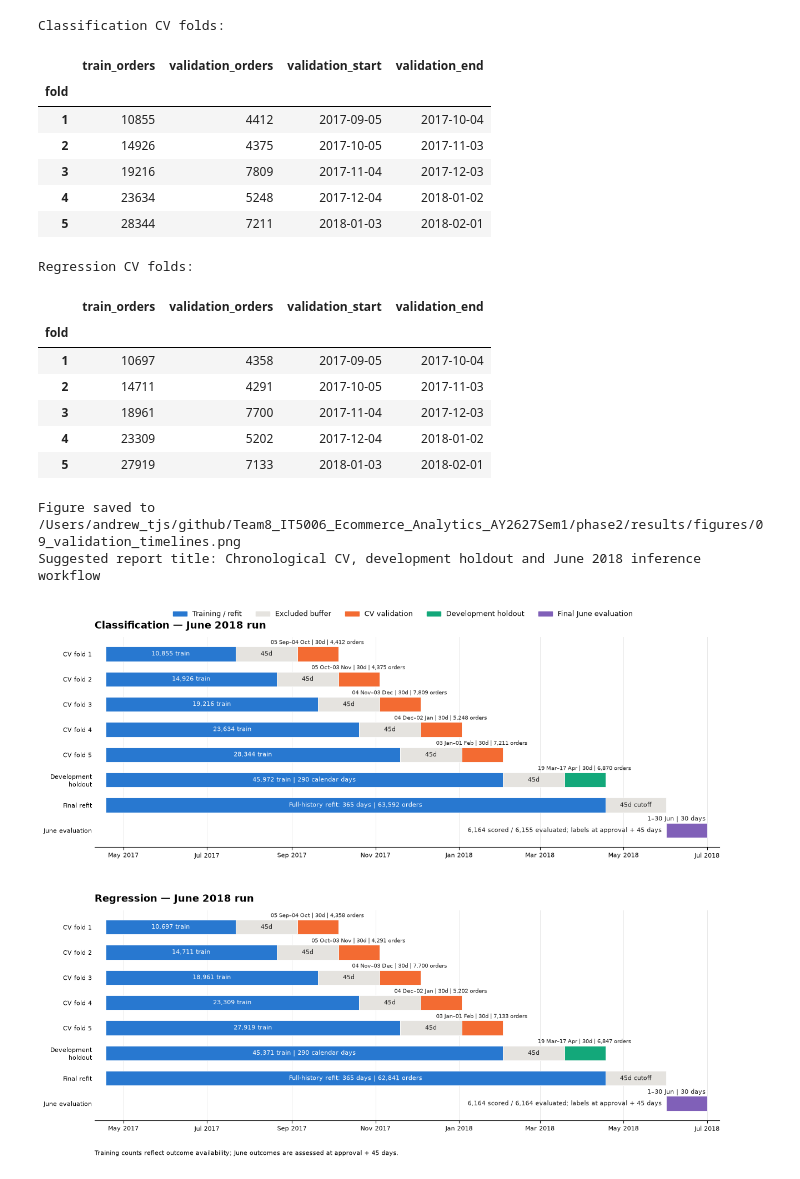
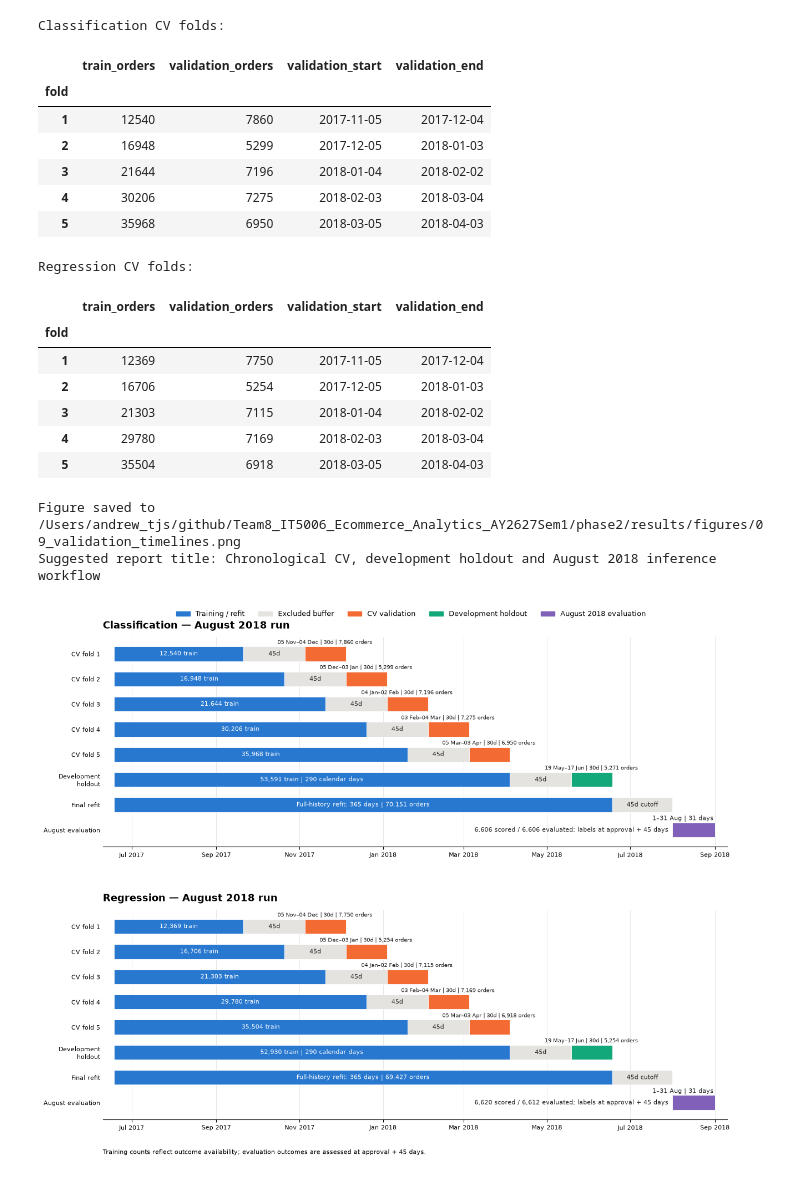
Before and after one commit to mushroomyyy/Team8_IT5006_Ecommerce_Analytics_AY2627Sem1, a Jupyter notebook: phase2/model_validation_timelines.ipynb, the cells around one changed output. Saved outputs shown, nothing was run; the diff lists cells and outputs as text; code cells hidden in the pictures.

```diff
--- a/phase2/model_validation_timelines.ipynb
+++ b/phase2/model_validation_timelines.ipynb
@@ -31,7 +31,7 @@ from src.splits import (
 )
 from src.validation_timelines import plot_validation_timelines
 
-RUN_DATE = '2018-06-02'
+RUN_DATE = '2018-08-02'
 TEST_DAYS = 30
 N_CV_FOLDS = 5
 VALIDATION_DAYS = 30
@@ -45,5 +45,7 @@ FIGURE_PATH.parent.mkdir(parents=True, exist_ok=True)
 window_start, window_end, inference_date = get_required_dates(
     RUN_DATE, lookback=LOOKBACK, pXd=PXD, verbose=True
 )
-print(f'Prediction period: 2018-06-01 to 2018-06-30')
+inference_start = pd.Timestamp(inference_date).replace(day=1)
+inference_end = inference_start + pd.offsets.MonthEnd(0)
+print(f'Prediction period: {inference_start:%Y-%m-%d} to {inference_end:%Y-%m-%d}')
 # %% [output]
@@ -166,78 +168,83 @@ display(pd.DataFrame([
 Classification CV folds:
 |  | train_orders | validation_orders | validation_start | validation_end |
 | fold |  |  |  |  |
-| 1 | 10855 | 4412 | 2017-09-05 | 2017-10-04 |
-| 2 | 14926 | 4375 | 2017-10-05 | 2017-11-03 |
-| 3 | 19216 | 7809 | 2017-11-04 | 2017-12-03 |
-| 4 | 23634 | 5248 | 2017-12-04 | 2018-01-02 |
-| 5 | 28344 | 7211 | 2018-01-03 | 2018-02-01 |
+| 1 | 12540 | 7860 | 2017-11-05 | 2017-12-04 |
+| 2 | 16948 | 5299 | 2017-12-05 | 2018-01-03 |
+| 3 | 21644 | 7196 | 2018-01-04 | 2018-02-02 |
+| 4 | 30206 | 7275 | 2018-02-03 | 2018-03-04 |
+| 5 | 35968 | 6950 | 2018-03-05 | 2018-04-03 |
 Regression CV folds:
 |  | train_orders | validation_orders | validation_start | validation_end |
 | fold |  |  |  |  |
-| 1 | 10697 | 4358 | 2017-09-05 | 2017-10-04 |
-| 2 | 14711 | 4291 | 2017-10-05 | 2017-11-03 |
-| 3 | 18961 | 7700 | 2017-11-04 | 2017-12-03 |
-| 4 | 23309 | 5202 | 2017-12-04 | 2018-01-02 |
-| 5 | 27919 | 7133 | 2018-01-03 | 2018-02-01 |
+| 1 | 12369 | 7750 | 2017-11-05 | 2017-12-04 |
+| 2 | 16706 | 5254 | 2017-12-05 | 2018-01-03 |
+| 3 | 21303 | 7115 | 2018-01-04 | 2018-02-02 |
+| 4 | 29780 | 7169 | 2018-02-03 | 2018-03-04 |
+| 5 | 35504 | 6918 | 2018-03-05 | 2018-04-03 |
 # %%
 # The final refit uses every eligible historical label/target known on the run date.
-# June cohort counts are computed from the same order-level feature table and
+# Evaluation cohort counts are computed from the same order-level feature table and
 # label-maturity helpers used in the backtests.
 final_refit_classification = classification_history
 final_refit_regression = regression_history
-june_scored = final_df.loc[
-    final_df['order_approved_dt'].between('2018-06-01', '2018-06-30', inclusive='both')
+evaluation_scored = final_df.loc[
+    final_df['order_approved_dt'].between(inference_start, inference_end, inclusive='both')
 ].copy()
 
-classification_stub = june_scored[['order_id', 'order_approved_dt']].copy()
+# Classification scores orders not already delivered on their approval day.
+delivery_days = pd.to_datetime(evaluation_scored['order_delivered_customer_date']).dt.normalize()
+classification_scored = evaluation_scored.loc[
+    delivery_days.isna() | delivery_days.gt(evaluation_scored['order_approved_dt'])
+].copy()
+classification_stub = classification_scored[['order_id', 'order_approved_dt']].copy()
 classification_stub['predicted_probability'] = 0.0
-june_classification_labels = attach_prediction_labels(
+evaluation_classification_labels = attach_prediction_labels(
     classification_stub, orders, lookback=LOOKBACK
 )
-june_classification_evaluated = int(june_classification_labels['actual_label'].notna().sum())
+evaluation_classification_evaluated = int(evaluation_classification_labels['actual_label'].notna().sum())
 
-june_regression_labels = attach_regression_actuals(
-    june_scored[['order_id', 'order_approved_dt']], orders, waiting_period=WAITING_PERIOD
+evaluation_regression_labels = attach_regression_actuals(
+    evaluation_scored[['order_id', 'order_approved_dt']], orders, waiting_period=WAITING_PERIOD
 )
-june_regression_evaluated = int(june_regression_labels['actual_target'].notna().sum())
+evaluation_regression_evaluated = int(evaluation_regression_labels['actual_target'].notna().sum())
 
 classification_timeline = {
     'development_train': classification_train,
     'development_holdout': classification_holdout,
     'cv_folds': classification_folds,
     'final_refit': final_refit_classification,
-    'june_scored': june_scored,
-    'june_evaluated': june_classification_evaluated,
+    'evaluation_scored': classification_scored,
+    'evaluation_count': evaluation_classification_evaluated,
     'window_start': window_start,
     'window_end': window_end,
 }
 regression_timeline = {
     'development_train': regression_train,
     'development_holdout': regression_holdout,
     'cv_folds': regression_folds,
     'final_refit': final_refit_regression,
-    'june_scored': june_scored,
-    'june_evaluated': june_regression_evaluated,
+    'evaluation_scored': evaluation_scored,
+    'evaluation_count': evaluation_regression_evaluated,
     'window_start': window_start,
     'window_end': window_end,
 }
 
 fig = plot_validation_timelines(
     classification_timeline,
     regression_timeline,
     FIGURE_PATH,
     n_splits=N_CV_FOLDS,
     validation_days=VALIDATION_DAYS,
     gap_days=GAP_DAYS,
     holdout_gap_days=HOLDOUT_GAP_DAYS,
     test_days=TEST_DAYS,
-    inference_start='2018-06-01',
-    inference_end='2018-06-30',
+    inference_start=inference_start.strftime('%Y-%m-%d'),
+    inference_end=inference_end.strftime('%Y-%m-%d'),
 )
 print(f'Figure saved to {FIGURE_PATH.resolve()}')
-print('Suggested report title: Chronological CV, development holdout and June 2018 inference workflow')
+print('Suggested report title: Chronological CV, development holdout and August 2018 inference workflow')
 # %% [output]
 Figure saved to /Users/andrew_tjs/github/Team8_IT5006_Ecommerce_Analytics_AY2627Sem1/phase2/results/figures/09_validation_timelines.png
-Suggested report title: Chronological CV, development holdout and June 2018 inference workflow
+Suggested report title: Chronological CV, development holdout and August 2018 inference workflow
-[figure, old version]
+[figure, new version]
 # %% [markdown]
```
Also changed, not shown: parts of 4 cells of this notebook, 50 other files.
